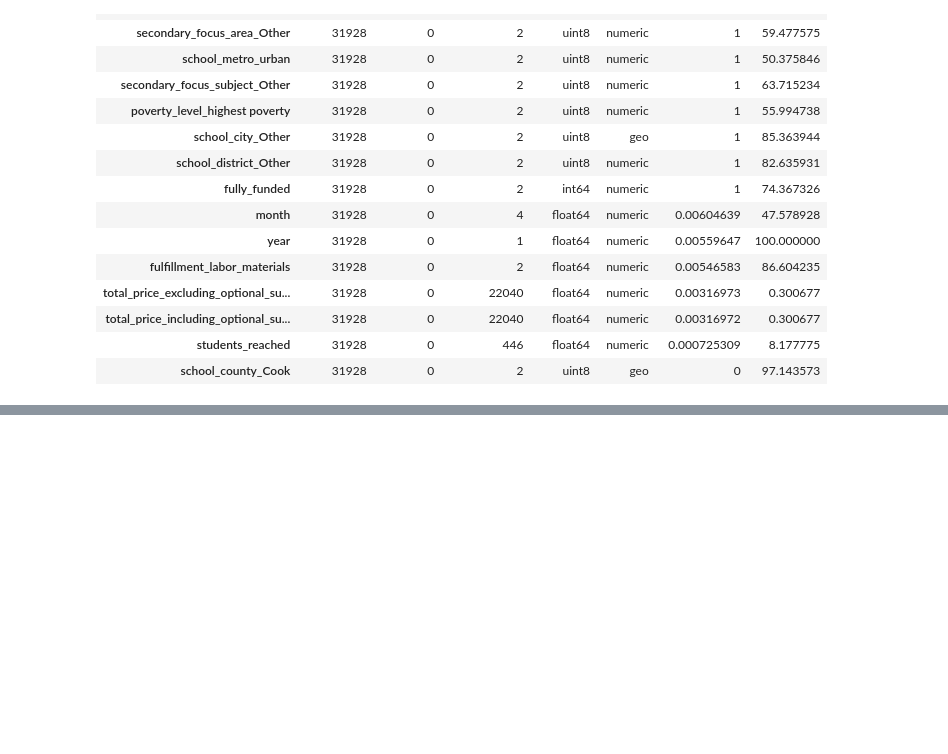
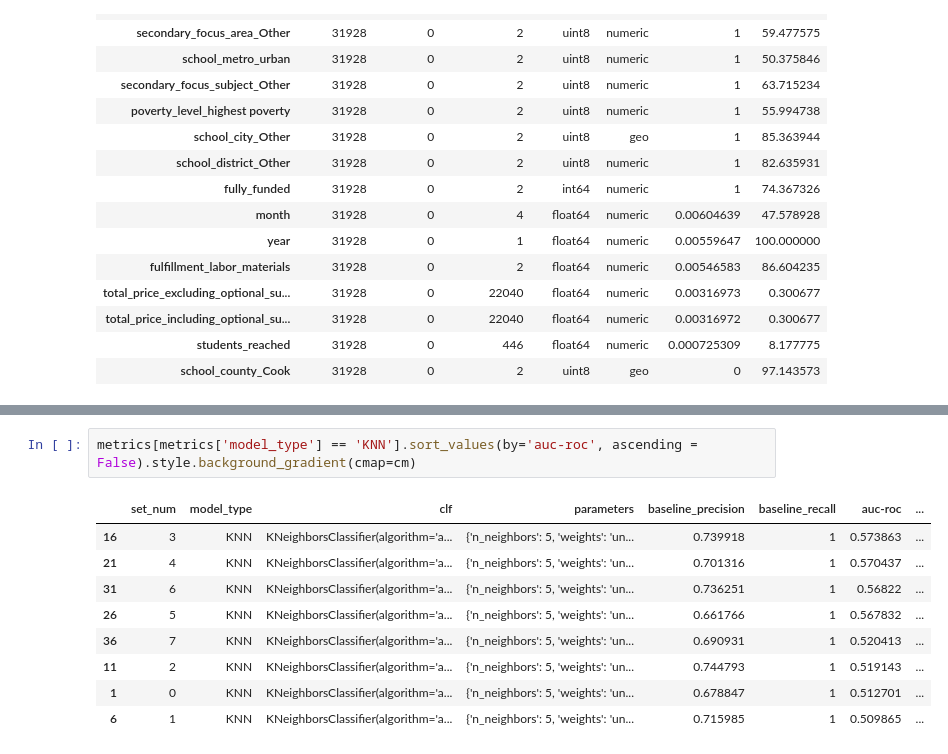
Before and after one commit to anmolchaturvedi/predicting_excitement, a Jupyter notebook: donors_choose.ipynb, the cells around one changed output, grey strips where cells are left out. Drawn from its saved outputs; the diff is of its cells as text; blank space fills up the shorter version.

```diff
--- a/donors_choose.ipynb
+++ b/donors_choose.ipynb
@@ -792,0 +888,12 @@ set2_summary.sort_values(by='most_common', ascending = False).head(15)
+# %%
+metrics[metrics['model_type'] == 'KNN'].sort_values(by='auc-roc', ascending = False).style.background_gradient(cmap=cm)
+# %% [output]
+|  | set_num | model_type | clf | parameters | baseline_precision | baseline_recall | auc-roc | ... |
+| 16 | 3 | KNN | KNeighborsClassifier(algorithm='a... | {'n_neighbors': 5, 'weights': 'un... | 0.739918 | 1 | 0.573863 | ... |
+| 21 | 4 | KNN | KNeighborsClassifier(algorithm='a... | {'n_neighbors': 5, 'weights': 'un... | 0.701316 | 1 | 0.570437 | ... |
+| 31 | 6 | KNN | KNeighborsClassifier(algorithm='a... | {'n_neighbors': 5, 'weights': 'un... | 0.736251 | 1 | 0.56822 | ... |
+| 26 | 5 | KNN | KNeighborsClassifier(algorithm='a... | {'n_neighbors': 5, 'weights': 'un... | 0.661766 | 1 | 0.567832 | ... |
+| 36 | 7 | KNN | KNeighborsClassifier(algorithm='a... | {'n_neighbors': 5, 'weights': 'un... | 0.690931 | 1 | 0.520413 | ... |
+| 11 | 2 | KNN | KNeighborsClassifier(algorithm='a... | {'n_neighbors': 5, 'weights': 'un... | 0.744793 | 1 | 0.519143 | ... |
+| 1 | 0 | KNN | KNeighborsClassifier(algorithm='a... | {'n_neighbors': 5, 'weights': 'un... | 0.678847 | 1 | 0.512701 | ... |
+| 6 | 1 | KNN | KNeighborsClassifier(algorithm='a... | {'n_neighbors': 5, 'weights': 'un... | 0.715985 | 1 | 0.509865 | ... |
```
Also changed, not shown: parts of 11 cells of this notebook, 1 other file.
